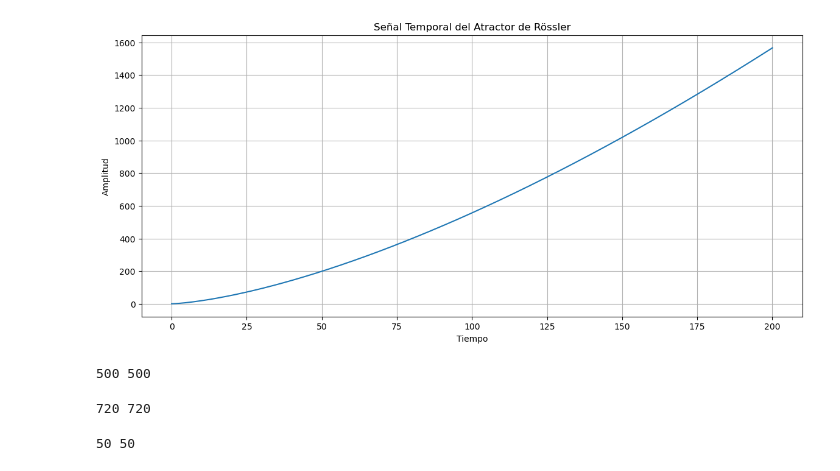
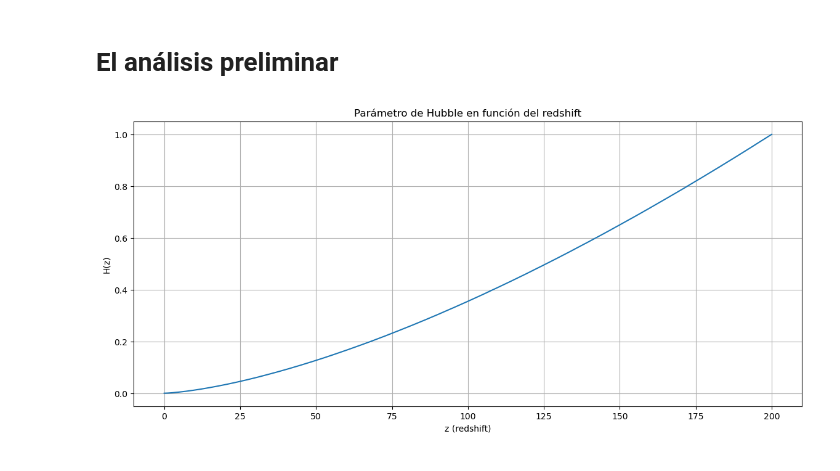
Before and after one commit to matiasleize/final_exam_ML, a Jupyter notebook: final_cosmo_th.ipynb, the cells around one changed output. Cells and saved outputs as stored; diff of their text form; code cells hidden in the pictures.

```diff
--- a/final_cosmo_th.ipynb
+++ b/final_cosmo_th.ipynb
@@ -13,3 +18,5 @@ os.chdir(path_git)
+# %% [markdown]
+# El análisis preliminar
 # %%
 # Parámetros de la simulación
 
@@ -30,54 +37,31 @@ len_right_chain = 720
 # %%
 # Generamos la señal temporal
 
 # Time step and number of steps
 dt = 0.1
 num_steps = 2000
 
 #Vector de tiempos
 t = np.linspace(0,dt*num_steps,num_steps)
 
 # Generamos la señal temporal
 Omega_r = 1e-5
 Omega_m = 0.3
 Omega_l = 0.7
 raw_seq = np.sqrt(Omega_r * (1+t)**4 + Omega_m * (1+t)**3 + Omega_l)
 
 # Maximo de la señal para normalizar
 maximo = np.max(np.abs(raw_seq))
 # Normalizamos
 raw_seq = raw_seq/maximo
 
 # Graficar la señal temporal
 plt.figure(figsize=(14, 6))
 plt.plot(t, raw_seq)
-plt.xlabel('Tiempo')
-plt.ylabel('Amplitud')
-plt.title('Señal Temporal del Atractor de Rössler')
+plt.xlabel('z (redshift)')
+plt.ylabel('H(z)')
+plt.title('Parámetro de Hubble en función del redshift')
 plt.grid(True)
 plt.show()
 # %% [output]
-[figure, old version]
+[figure, new version]
-# %%
-raw_seq_1 = raw_seq[0:len_left_chain]
-t_1 = t[0:len_left_chain]
-
-print(len(raw_seq_1),len_left_chain)
-# %% [output]
-500 500
-# %%
-raw_seq_2 = raw_seq[len_left_chain+window_size:len_left_chain+window_size + len_right_chain]
-t_2 = t[len_left_chain+window_size:len_left_chain+window_size + len_right_chain]
-
-raw_seq_2_bw = raw_seq_2[::-1]
-t_2_bw = t_2[::-1]
-
-print(len(raw_seq_2),len_right_chain)
-# %% [output]
-720 720
-# %%
-t_window = t[len_left_chain:len_left_chain+window_size]
-raw_seq_window = raw_seq[len_left_chain:len_left_chain+window_size]
-print(len(raw_seq_window),window_size)
-# %% [output]
-50 50
```
Also changed, not shown: parts of 25 cells of this notebook.
